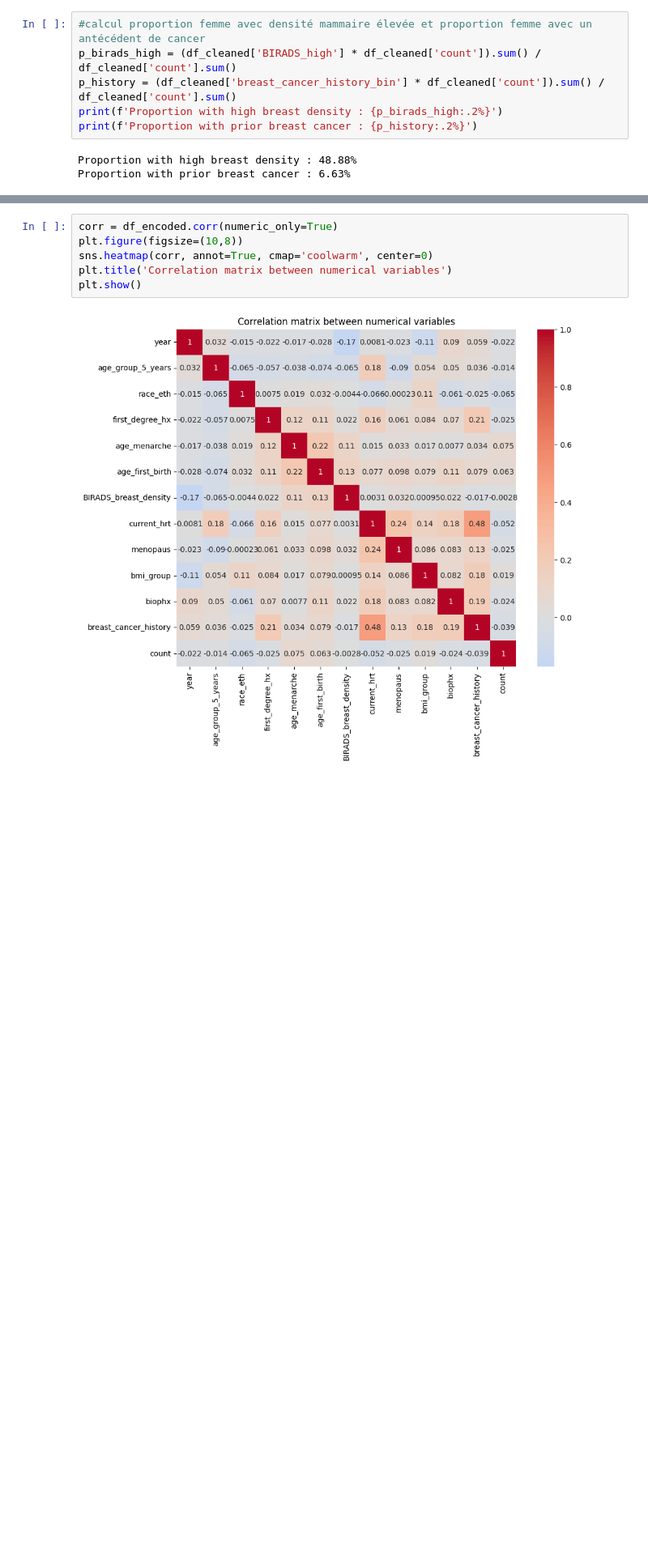
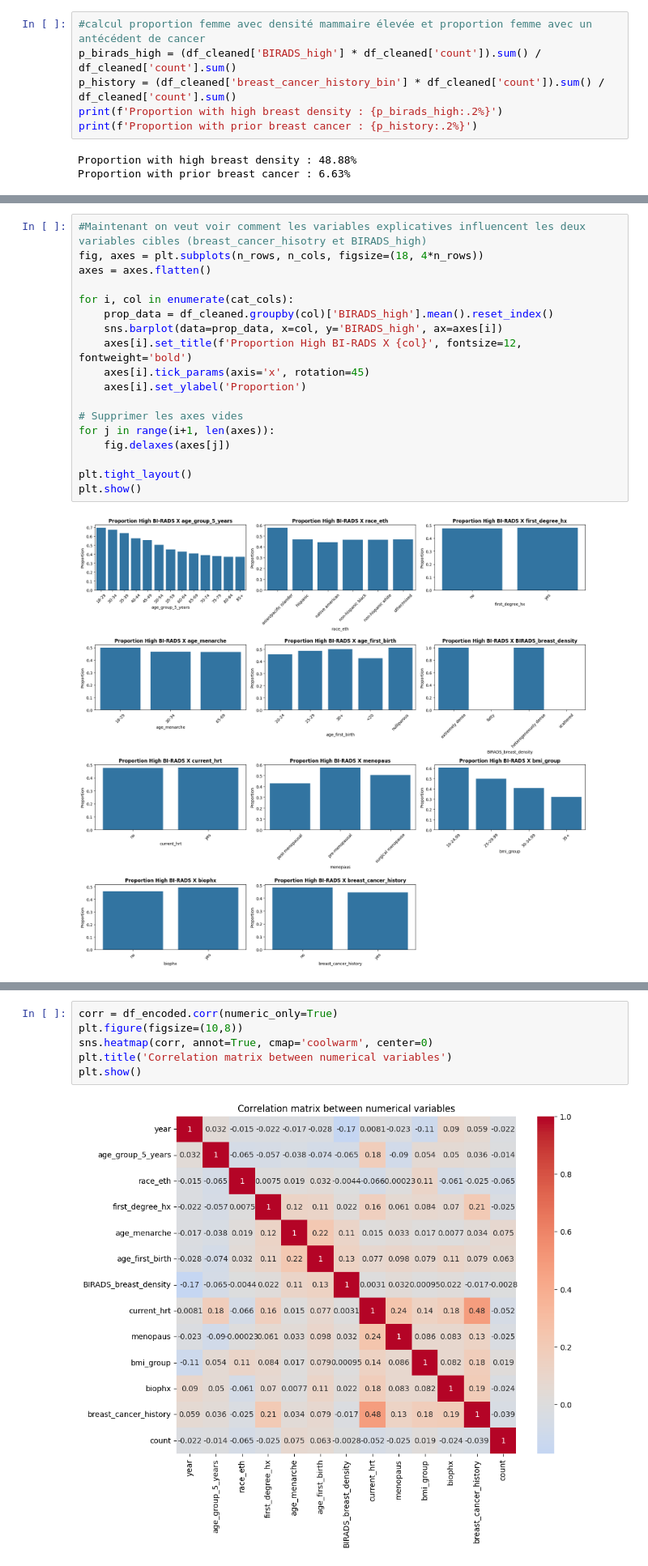
Before and after one commit to Valentinekrafft/projet-breast-cancer, a Jupyter notebook: datascience_project_breastcancer_v7_reg.ipynb, the cells around one changed output, grey strips where cells are left out. Shown at 81% size. Saved outputs shown, nothing was run; the diff lists cells and outputs as text; blank space fills up the shorter version.

```diff
--- a/datascience_project_breastcancer_v7_reg.ipynb
+++ b/datascience_project_breastcancer_v7_reg.ipynb
@@ -419,0 +303,20 @@ plt.show
+# %%
+#Maintenant on veut voir comment les variables explicatives influencent les deux variables cibles (breast_cancer_hisotry et BIRADS_high)
+fig, axes = plt.subplots(n_rows, n_cols, figsize=(18, 4*n_rows))
+axes = axes.flatten()
+
+for i, col in enumerate(cat_cols):
+    prop_data = df_cleaned.groupby(col)['BIRADS_high'].mean().reset_index()
+    sns.barplot(data=prop_data, x=col, y='BIRADS_high', ax=axes[i])
+    axes[i].set_title(f'Proportion High BI-RADS X {col}', fontsize=12, fontweight='bold')
+    axes[i].tick_params(axis='x', rotation=45)
+    axes[i].set_ylabel('Proportion')
+
+# Supprimer les axes vides
+for j in range(i+1, len(axes)):
+    fig.delaxes(axes[j])
+
+plt.tight_layout()
+plt.show()
+# %% [output]
+[figure, added]
```
Also changed, not shown: parts of 17 cells of this notebook.
